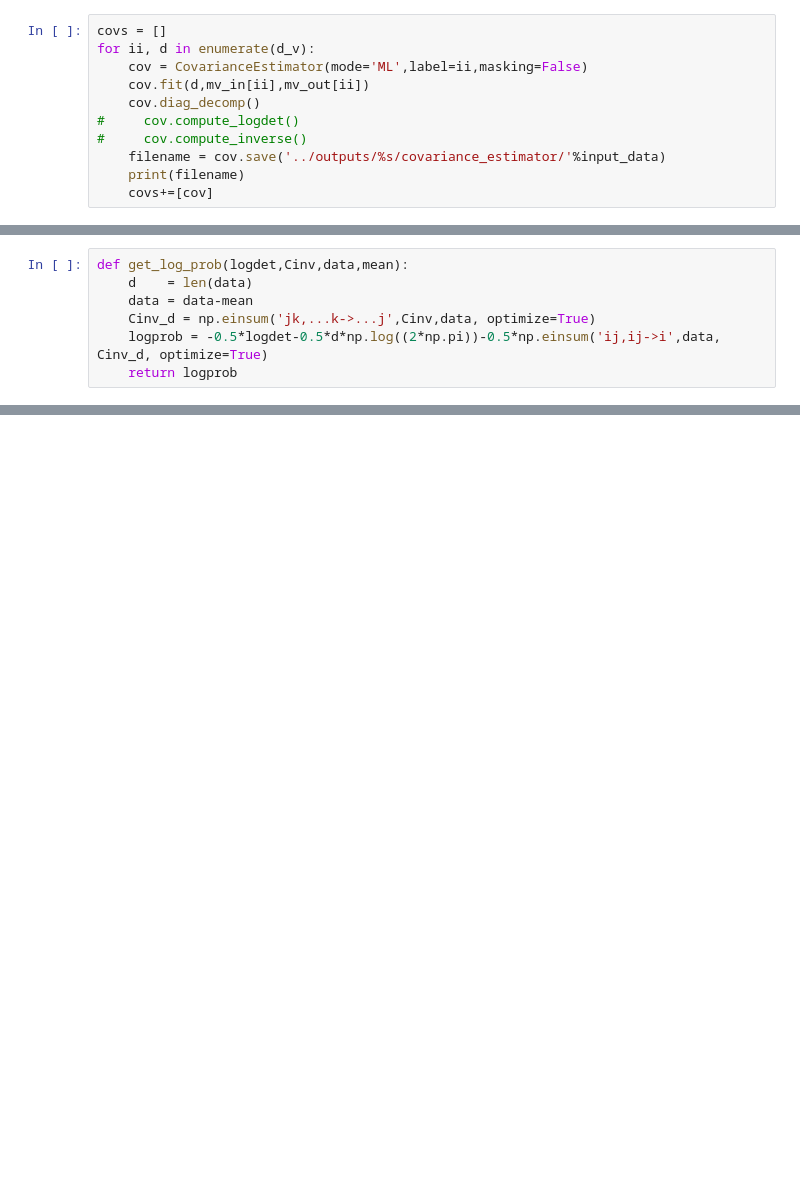
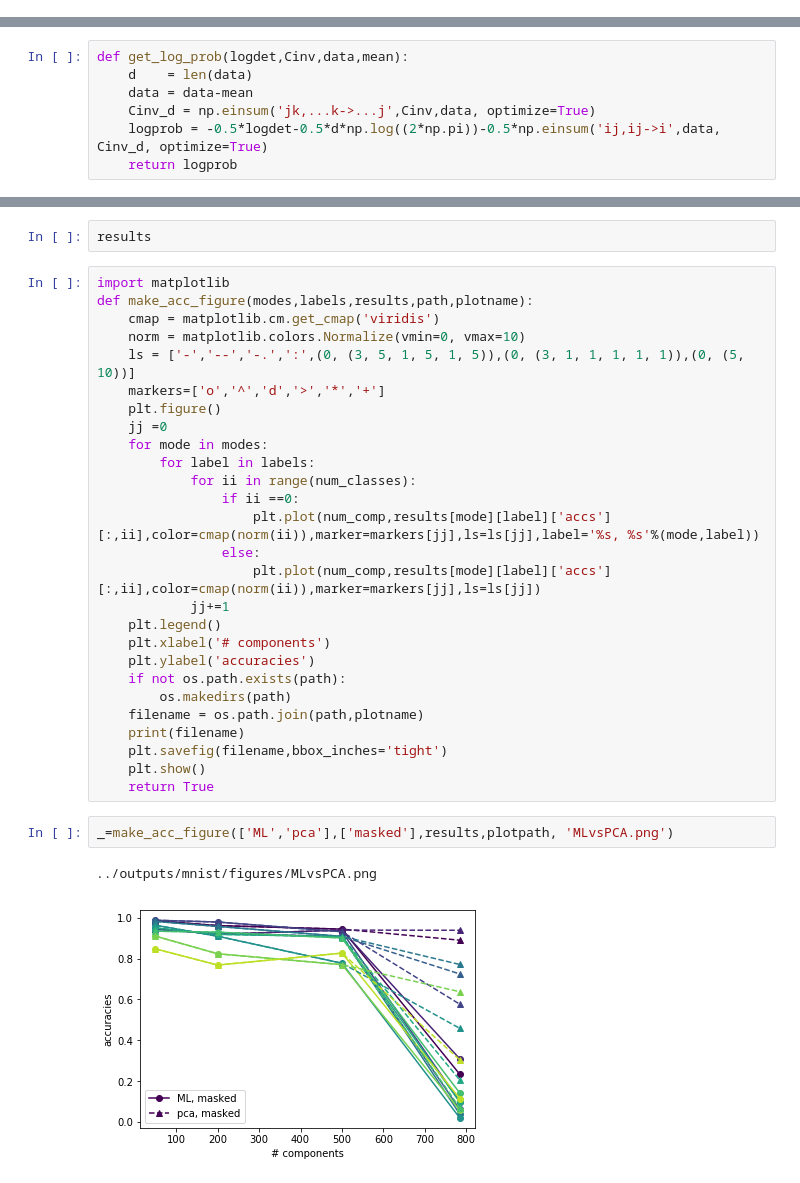
Before and after one commit to VMBoehm/pca-classifier, a Jupyter notebook: notebooks/ShrinkageExperiments.ipynb, the cells around one changed output, grey strips where cells are left out. Drawn from its saved outputs; the diff is of its cells as text; blank space fills up the shorter version.

Commit message:
mnist classification running, addding notebook for testing linalg stuff

```diff
--- a/notebooks/ShrinkageExperiments.ipynb
+++ b/notebooks/ShrinkageExperiments.ipynb
@@ -172,14 +191,3 @@ def prepare_data(data, labels, num_classes):
 # %%
 d_v, mv_in, mv_out = prepare_data(data=x_train,labels=targets_train, num_classes=num_classes)
 d_t, mt_in, mt_out = prepare_data(data=x_test,labels=targets_test, num_classes=num_classes)
-# %%
-covs = []
-for ii, d in enumerate(d_v):
-    cov = CovarianceEstimator(mode='ML',label=ii,masking=False)
-    cov.fit(d,mv_in[ii],mv_out[ii])
-    cov.diag_decomp()
-#     cov.compute_logdet()
-#     cov.compute_inverse()
-    filename = cov.save('../outputs/%s/covariance_estimator/'%input_data)
-    print(filename)
-    covs+=[cov]
@@ -251,0 +308,34 @@ print(accuracy)
+# %%
+results
+# %%
+import matplotlib
+def make_acc_figure(modes,labels,results,path,plotname):
+    cmap = matplotlib.cm.get_cmap('viridis')
+    norm = matplotlib.colors.Normalize(vmin=0, vmax=10)
+    ls = ['-','--','-.',':',(0, (3, 5, 1, 5, 1, 5)),(0, (3, 1, 1, 1, 1, 1)),(0, (5, 10))]
+    markers=['o','^','d','>','*','+']
+    plt.figure()
+    jj =0
+    for mode in modes:
+        for label in labels:
+            for ii in range(num_classes):
+                if ii ==0:
+                    plt.plot(num_comp,results[mode][label]['accs'][:,ii],color=cmap(norm(ii)),marker=markers[jj],ls=ls[jj],label='%s, %s'%(mode,label))
+                else:
+                    plt.plot(num_comp,results[mode][label]['accs'][:,ii],color=cmap(norm(ii)),marker=markers[jj],ls=ls[jj])
+            jj+=1
+    plt.legend()
+    plt.xlabel('# components')
+    plt.ylabel('accuracies')
+    if not os.path.exists(path):
+        os.makedirs(path)
+    filename = os.path.join(path,plotname)
+    print(filename)
+    plt.savefig(filename,bbox_inches='tight')
+    plt.show()
+    return True
+# %%
+_=make_acc_figure(['ML','pca'],['masked'],results,plotpath, 'MLvsPCA.png')
+# %% [output]
+../outputs/mnist/figures/MLvsPCA.png
+[figure, added]
```
Also changed, not shown: parts of 10 cells of this notebook, 1 other file.
